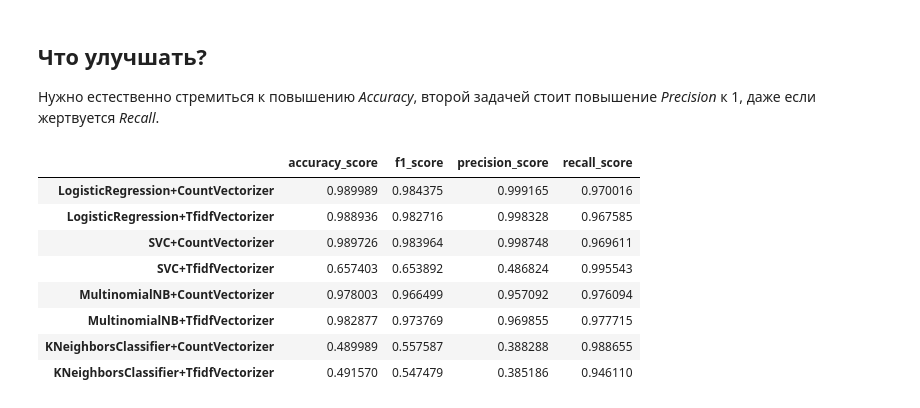
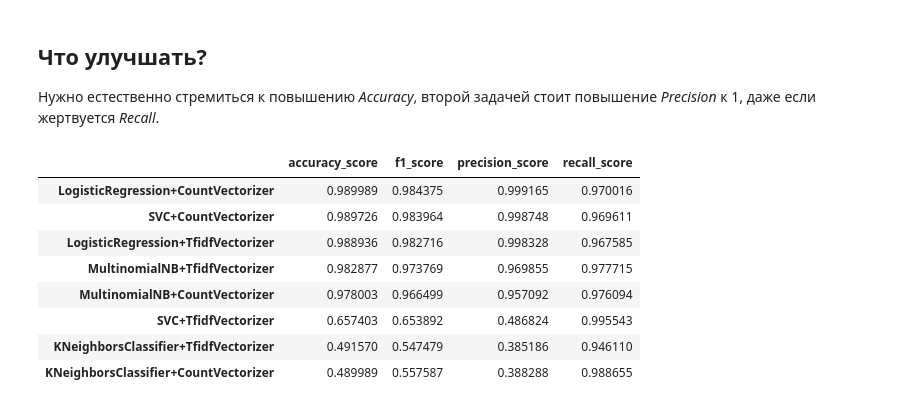
Before and after one commit to AlexanderFromEarth/SQL-Injection-Detector, a Jupyter notebook: experiments.ipynb, the cells around one changed output. Cells and saved outputs as stored; diff of their text form; code cells hidden in the pictures.

```diff
--- a/experiments.ipynb
+++ b/experiments.ipynb
@@ -138,14 +141,14 @@ results = pd.DataFrame({
 ## Что улучшать?
 Нужно естественно стремиться к повышению *Accuracy*, второй задачей стоит повышение *Precision* к 1, даже если жертвуется *Recall*.
 # %%
-results.transpose()
+results.transpose().sort_values('accuracy_score', ascending=False)
 # %% [output]
 |  | accuracy_score | f1_score | precision_score | recall_score |
 | LogisticRegression+CountVectorizer | 0.989989 | 0.984375 | 0.999165 | 0.970016 |
+| SVC+CountVectorizer | 0.989726 | 0.983964 | 0.998748 | 0.969611 |
 | LogisticRegression+TfidfVectorizer | 0.988936 | 0.982716 | 0.998328 | 0.967585 |
-| SVC+CountVectorizer | 0.989726 | 0.983964 | 0.998748 | 0.969611 |
+| MultinomialNB+TfidfVectorizer | 0.982877 | 0.973769 | 0.969855 | 0.977715 |
+| MultinomialNB+CountVectorizer | 0.978003 | 0.966499 | 0.957092 | 0.976094 |
 | SVC+TfidfVectorizer | 0.657403 | 0.653892 | 0.486824 | 0.995543 |
-| MultinomialNB+CountVectorizer | 0.978003 | 0.966499 | 0.957092 | 0.976094 |
-| MultinomialNB+TfidfVectorizer | 0.982877 | 0.973769 | 0.969855 | 0.977715 |
+| KNeighborsClassifier+TfidfVectorizer | 0.491570 | 0.547479 | 0.385186 | 0.946110 |
 | KNeighborsClassifier+CountVectorizer | 0.489989 | 0.557587 | 0.388288 | 0.988655 |
-| KNeighborsClassifier+TfidfVectorizer | 0.491570 | 0.547479 | 0.385186 | 0.946110 |
```
Also changed, not shown: parts of 4 cells of this notebook.
